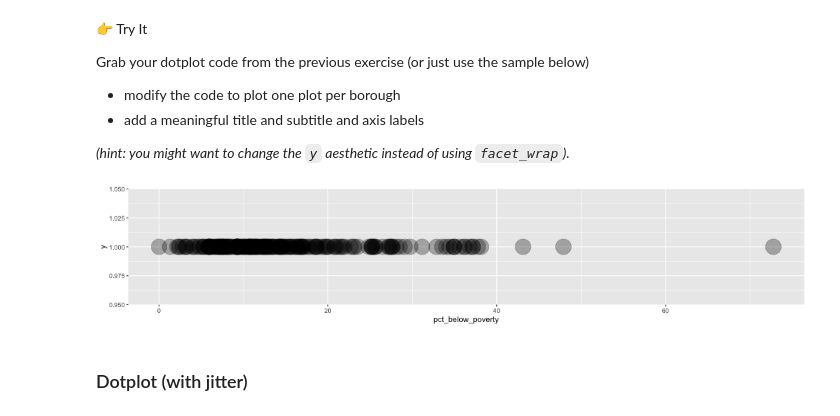
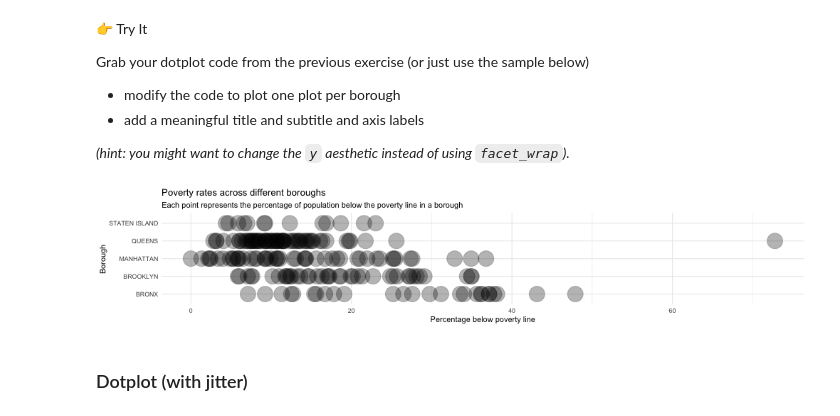
Before and after one commit to radhika3558/ggplot-intro, a Jupyter notebook: notebook-2.ipynb, the cells around one changed output. Cells and saved outputs as stored; diff of their text form; code cells hidden in the pictures.

```diff
--- a/notebook-2.ipynb
+++ b/notebook-2.ipynb
@@ -112,11 +120,16 @@ _(hint: you might want to change the `y` aesthetic instead of using `facet_wrap`
 # %%
 %%R -w 1000 -h 200
 
 ggplot(df) +
-    aes(x=pct_below_poverty, y=1) +
-    geom_point(alpha=.3, size=10)
+    aes(x = pct_below_poverty, y = borough) +
+    geom_point(alpha =.3, size = 10) +
+    labs(title = "Poverty rates across different boroughs",
+         subtitle = "Each point represents the percentage of population below the poverty line in a borough",
+         x = "Percentage below poverty line",
+         y = "Borough") +
+    theme_minimal()
 # %% [output]
-[figure, old version]
+[figure, new version]
 # %% [markdown]
 ### Dotplot (with jitter)
 # %% [markdown]
```
Also changed, not shown: parts of 10 cells of this notebook.
